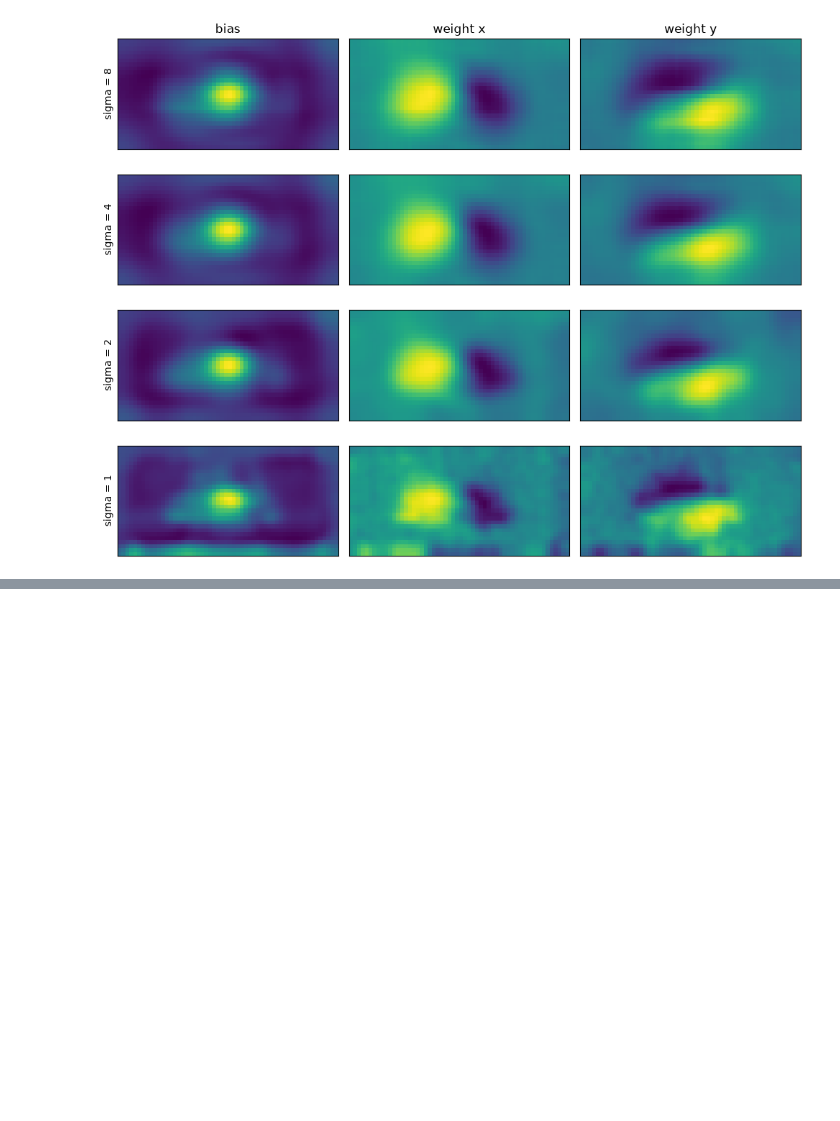
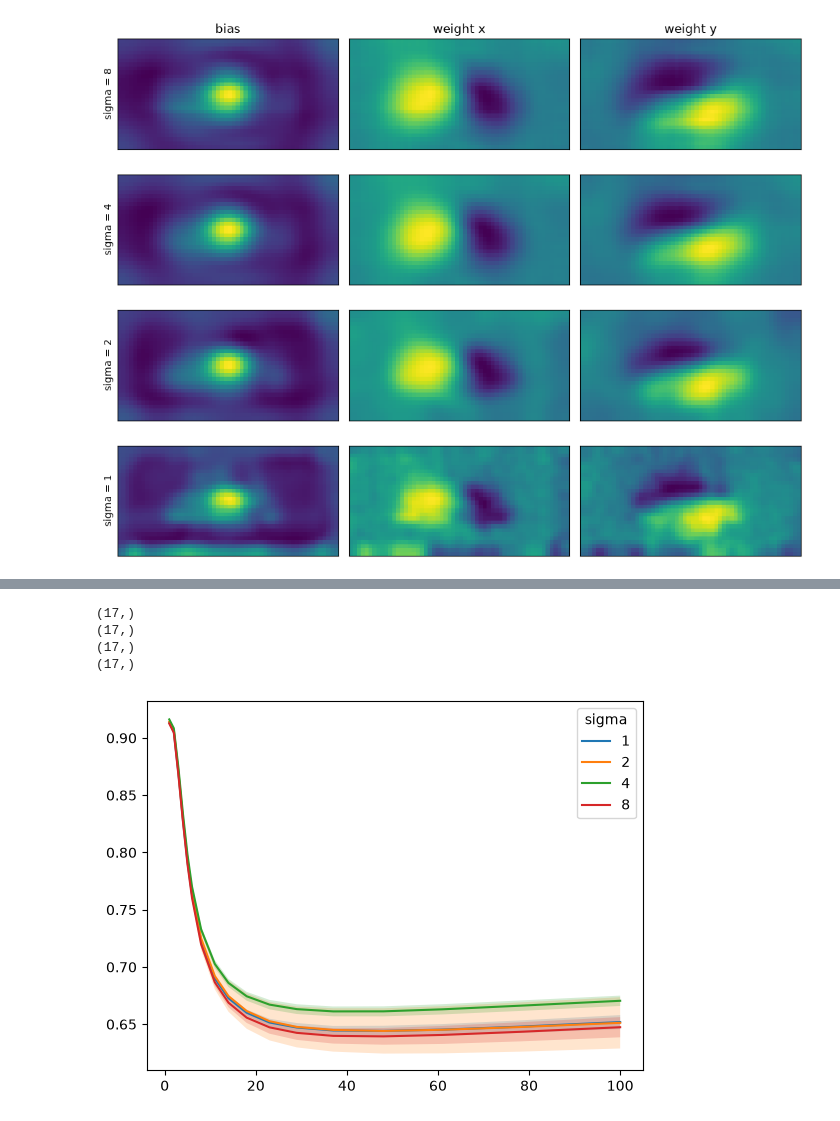
Before and after one commit to NathanSoeding/sensorium, a Jupyter notebook: analysis/smoothness_sweep.ipynb, the cells around one changed output, grey strips where cells are left out. Saved outputs shown, nothing was run; the diff lists cells and outputs as text; code cells hidden in the pictures; blank space fills up the shorter version.

```diff
--- a/analysis/smoothness_sweep.ipynb
+++ b/analysis/smoothness_sweep.ipynb
@@ -241,0 +253,16 @@ tensor([[[ -6.9842,  -7.4152,  -7.6388,  ...,  -5.9719,  -7.9518,  -7.6300],
+# %%
+paths = {}
+for sigma in [1, 2, 4, 8]:
+    paths[sigma] = [
+        f'../training/runs/sigma{sigma}/sigma{sigma}_seed0',
+        f'../training/runs/sigma{sigma}/sigma{sigma}_seed42',
+        f'../training/runs/sigma{sigma}/sigma{sigma}_seed123',
+    ]
+
+models = {}
+for sigma, sigma_paths in paths.items():
+    sigma_models = []
+    for path in sigma_paths:
+        model = load_model_from_config(path, dataloaders, device)
+        sigma_models.append(model)
+    models[sigma] = sigma_models
@@ -241,0 +282,11 @@ tensor([[[ -6.9842,  -7.4152,  -7.6388,  ...,  -5.9719,  -7.9518,  -7.6300],
+# %%
+curves = {}
+for sigma, sigma_models in models.items():
+    readouts = []
+    for model in sigma_models:
+        r = torch.cat([model.readout[key].features.detach() for key in data_keys])
+        r = model.whitener.transform_weights(r.T).T.cpu()
+        readouts.append(r)
+
+    curve, k_range = get_knn_curve(readouts)
+    curves[sigma] = curve
@@ -241,0 +313,19 @@ tensor([[[ -6.9842,  -7.4152,  -7.6388,  ...,  -5.9719,  -7.9518,  -7.6300],
+# %%
+for sigma, curve in curves.items():
+    m, s = curve[0], curve[1]
+    m[-1]
+# %% [output]
+(17,)
+(17,)
+(17,)
+(17,)
+# %%
+for sigma, curve in curves.items():
+    m, s = curve[0], curve[1]
+    plt.plot(k_range, m, label=sigma)
+    plt.fill_between(k_range, m - s, m + s, alpha=0.2)
+
+plt.legend(title='sigma')
+plt.show()
+# %% [output]
+[figure, added]
```
Also changed, not shown: parts of 16 cells of this notebook, 3 other files.
